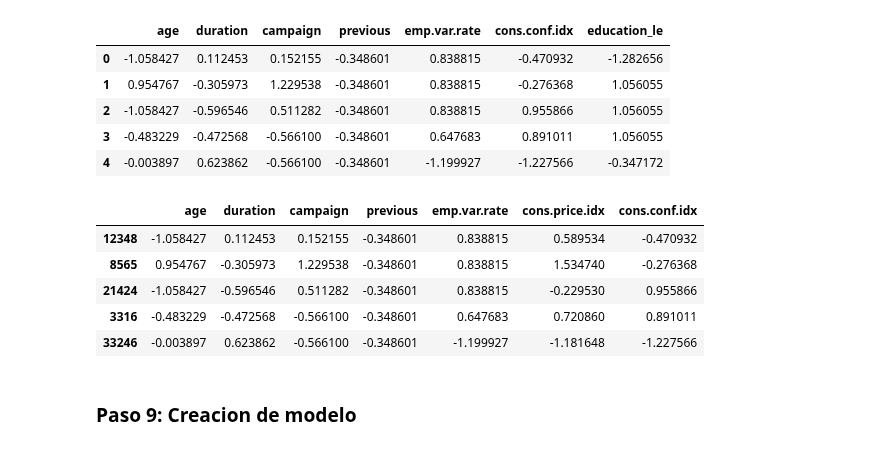
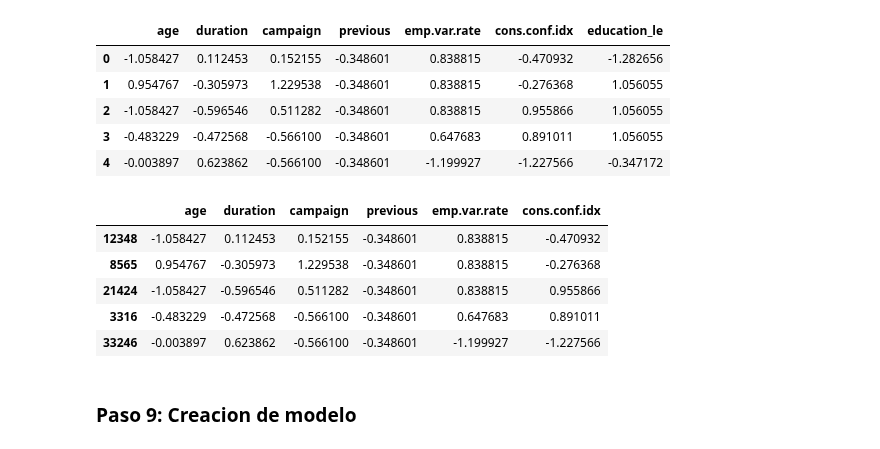
Before and after one commit to 4GeeksAcademy/GuilloMansa-MachineLearning, a Jupyter notebook: src/01-logistic-regression.ipynb, the cells around one changed output. Saved outputs shown, nothing was run; the diff lists cells and outputs as text; code cells hidden in the pictures.

```diff
--- a/src/01-logistic-regression.ipynb
+++ b/src/01-logistic-regression.ipynb
@@ -301,5 +301,5 @@ plt.show()
 # %%
-df.drop(["nr.employed", "euribor3m"],axis=1, inplace=True)
+df.drop(["nr.employed", "euribor3m","pdays", "contact", "cons.price.idx"],axis=1, inplace=True)
 # %%
 List_num_clean = df.select_dtypes(include=['float64','int64']).columns.tolist()
 List_num_clean
@@ -473,23 +468,23 @@ X_train_scaled_df.head()
 | 4 | -0.003897 | 0.623862 | -0.566100 | -0.348601 | -1.199927 | -1.227566 | -0.347172 |
 # %%
 norm_scaler = StandardScaler()
-num_variables = ["age", "duration", "campaign", "previous", "emp.var.rate", "cons.price.idx", "cons.conf.idx"]
+num_variables = ["age", "duration", "campaign", "previous", "emp.var.rate", "cons.conf.idx"]
 norm_features = norm_scaler.fit_transform(X_train[num_variables])
 
 df_norm = pd.DataFrame(norm_features,
                         index=X_train.index,
                        columns=num_variables)
 
 X_train[num_variables] = df_norm
 X_test[num_variables] = norm_scaler.transform(X_test[num_variables])
 df_norm.head()
 # %% [output]
-|  | age | duration | campaign | previous | emp.var.rate | cons.price.idx | cons.conf.idx |
-| 12348 | -1.058427 | 0.112453 | 0.152155 | -0.348601 | 0.838815 | 0.589534 | -0.470932 |
-| 8565 | 0.954767 | -0.305973 | 1.229538 | -0.348601 | 0.838815 | 1.534740 | -0.276368 |
-| 21424 | -1.058427 | -0.596546 | 0.511282 | -0.348601 | 0.838815 | -0.229530 | 0.955866 |
-| 3316 | -0.483229 | -0.472568 | -0.566100 | -0.348601 | 0.647683 | 0.720860 | 0.891011 |
-| 33246 | -0.003897 | 0.623862 | -0.566100 | -0.348601 | -1.199927 | -1.181648 | -1.227566 |
+|  | age | duration | campaign | previous | emp.var.rate | cons.conf.idx |
+| 12348 | -1.058427 | 0.112453 | 0.152155 | -0.348601 | 0.838815 | -0.470932 |
+| 8565 | 0.954767 | -0.305973 | 1.229538 | -0.348601 | 0.838815 | -0.276368 |
+| 21424 | -1.058427 | -0.596546 | 0.511282 | -0.348601 | 0.838815 | 0.955866 |
+| 3316 | -0.483229 | -0.472568 | -0.566100 | -0.348601 | 0.647683 | 0.891011 |
+| 33246 | -0.003897 | 0.623862 | -0.566100 | -0.348601 | -1.199927 | -1.227566 |
 # %% [markdown]
 ### Paso 9: Creacion de modelo
 # %%
```
Also changed, not shown: parts of 10 cells of this notebook.
